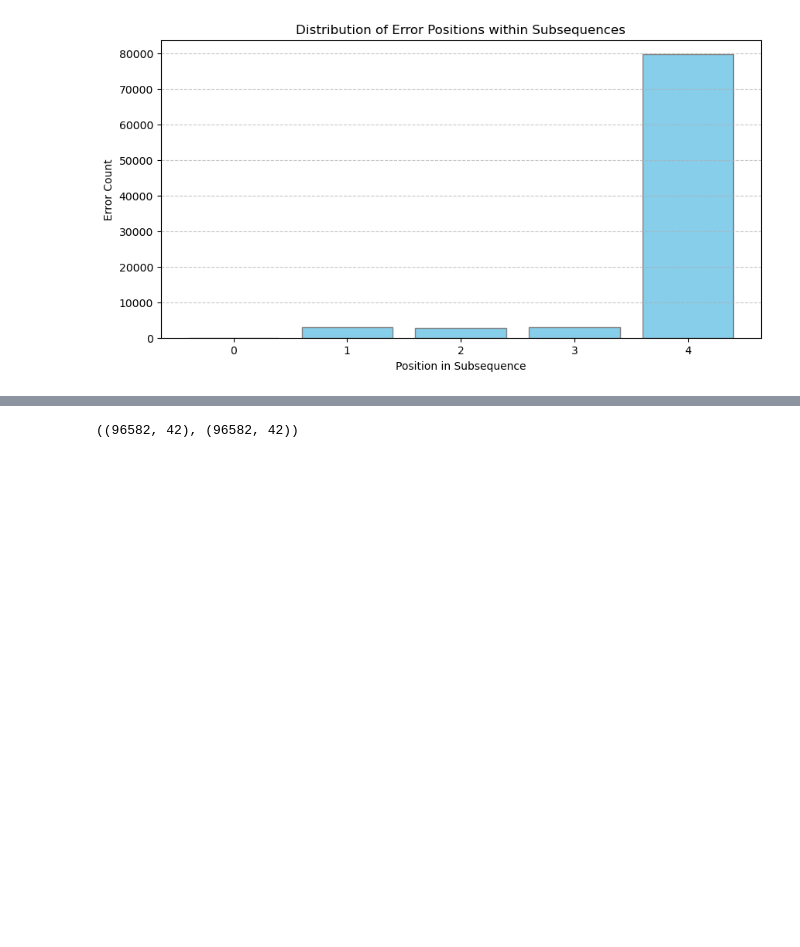
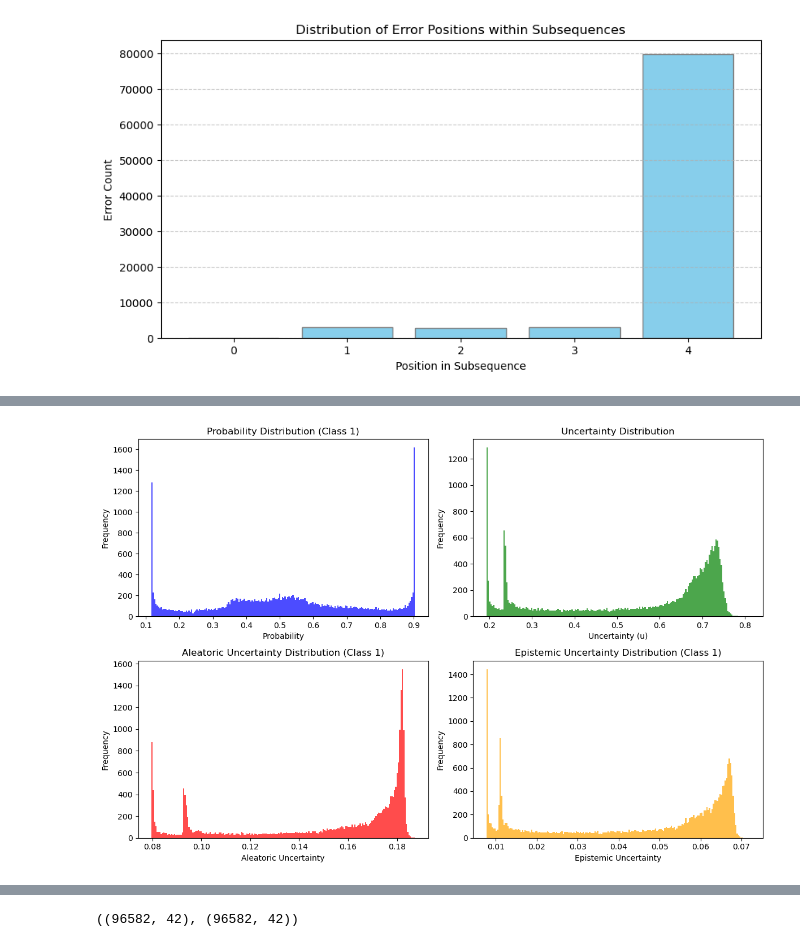
Before and after one commit to mlsample/aptamer_transformer, a Jupyter notebook: src/metric_analysis.ipynb, the cells around one changed output, grey strips where cells are left out. Saved outputs shown, nothing was run; the diff lists cells and outputs as text; code cells hidden in the pictures; blank space fills up the shorter version.

Commit message:
Implemented ApatamerBert Evidential model!

```diff
--- a/src/metric_analysis.ipynb
+++ b/src/metric_analysis.ipynb
@@ -95,0 +129,53 @@ F1-Score: 0.6570
+# %%
+tokenized_seqs = [inner[0] for inner in x_list]
+attn_mask = [~inner[1].bool() for inner in x_list]
+# %%
+test_preds = []
+
+for seqs, mask in zip(tokenized_seqs, attn_mask):
+    seqs, mask = seqs.to(device), mask.to(device)
+    with torch.no_grad():
+        test_preds.append(model.predict_uncertainty(seqs, attn_mask=mask))
+
+prob = np.concatenate([pred[0].cpu().numpy() for pred in test_preds])
+u = np.concatenate([pred[1].cpu().numpy() for pred in test_preds])
+aleatoric = np.concatenate([pred[2].cpu().numpy() for pred in test_preds])
+epistemic = np.concatenate([pred[3].cpu().numpy() for pred in test_preds])
+# %%
+# Assuming the provided data is representative of the full dataset
+# Plotting histograms for each metric
+
+plt.figure(figsize=(12, 8))
+
+# Probability histogram for the first class
+plt.subplot(2, 2, 1)
+plt.hist(prob[:, 0], bins=200, alpha=0.7, color='blue')
+plt.title('Probability Distribution (Class 1)')
+plt.xlabel('Probability')
+plt.ylabel('Frequency')
+
+# Uncertainty (u) histogram
+plt.subplot(2, 2, 2)
+plt.hist(u[:, 0], bins=200, alpha=0.7, color='green')
+plt.title('Uncertainty Distribution')
+plt.xlabel('Uncertainty (u)')
+plt.ylabel('Frequency')
+
+# Aleatoric uncertainty histogram for the first class
+plt.subplot(2, 2, 3)
+plt.hist(aleatoric[:, 0], bins=200, alpha=0.7, color='red')
+plt.title('Aleatoric Uncertainty Distribution (Class 1)')
+plt.xlabel('Aleatoric Uncertainty')
+plt.ylabel('Frequency')
+
+# Epistemic uncertainty histogram for the first class
+plt.subplot(2, 2, 4)
+plt.hist(epistemic[:, 0], bins=200, alpha=0.7, color='orange')
+plt.title('Epistemic Uncertainty Distribution (Class 1)')
+plt.xlabel('Epistemic Uncertainty')
+plt.ylabel('Frequency')
+
+plt.tight_layout()
+plt.show()
+# %% [output]
+[figure, added]
```
Also changed, not shown: parts of 11 cells of this notebook, 8 other files.
